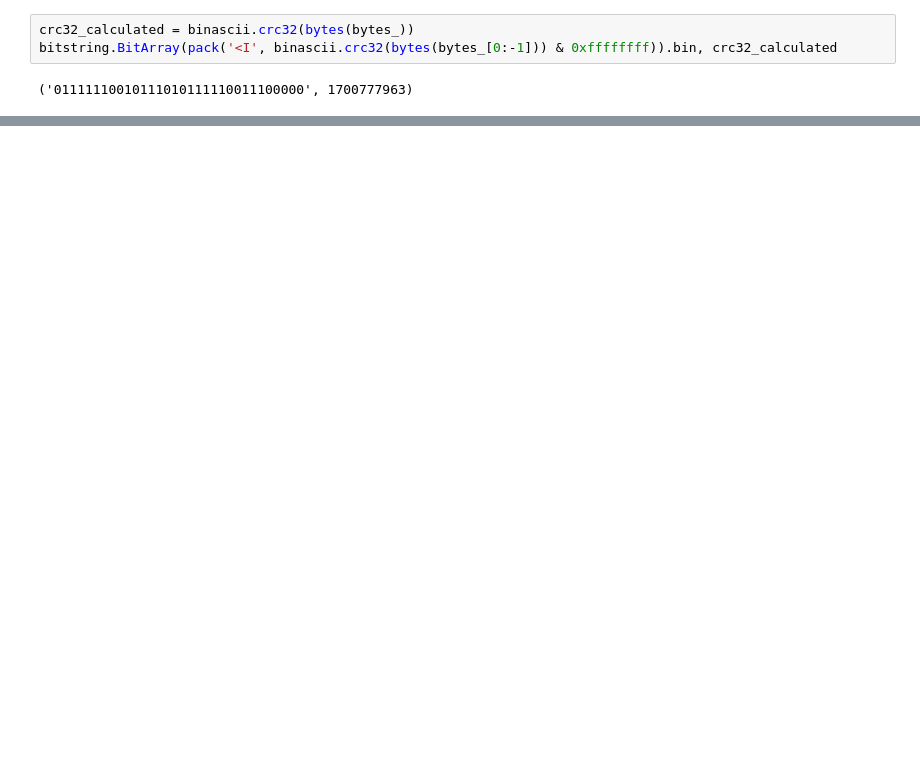
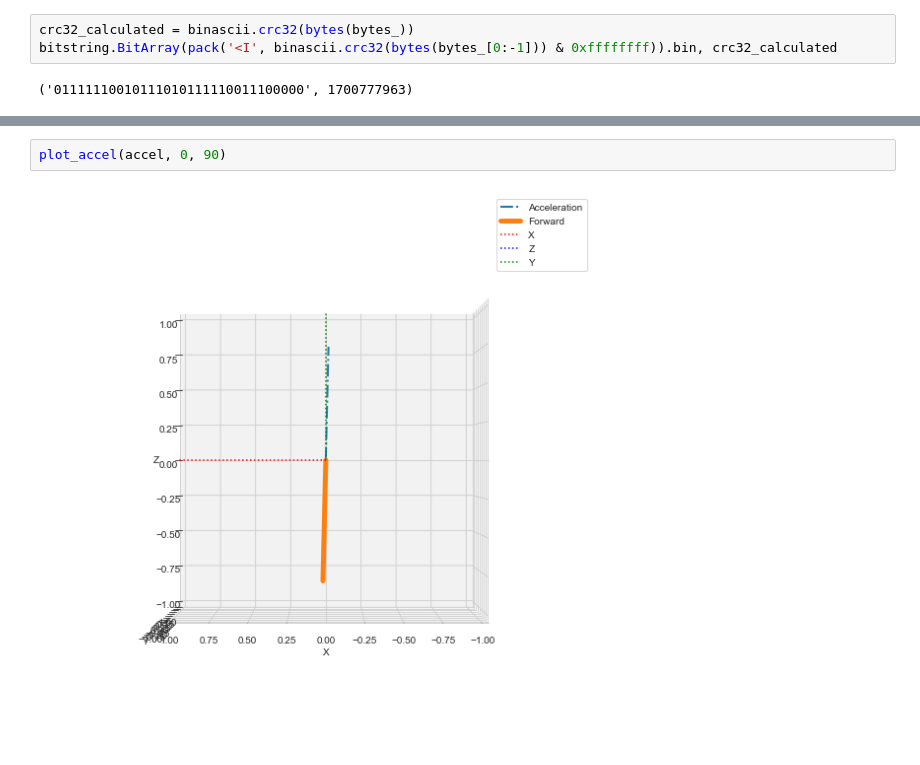
Before and after one commit to sunsided/lighthouse, a Jupyter notebook: simulation/Logic Analyzer.ipynb, the cells around one changed output, grey strips where cells are left out. Cells and saved outputs as stored; diff of their text form; blank space fills up the shorter version.

```diff
--- a/simulation/Logic Analyzer.ipynb
+++ b/simulation/Logic Analyzer.ipynb
@@ -555,0 +671,4 @@ values
+# %%
+plot_accel(accel, 0, 90)
+# %% [output]
+[figure, added]
```
Also changed, not shown: parts of 22 cells of this notebook, 3 other files.
